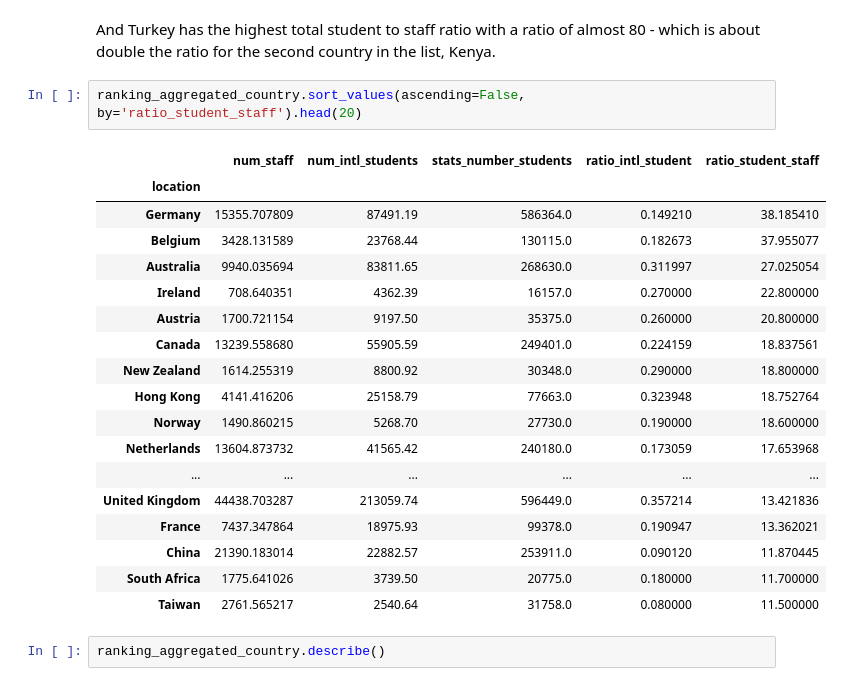
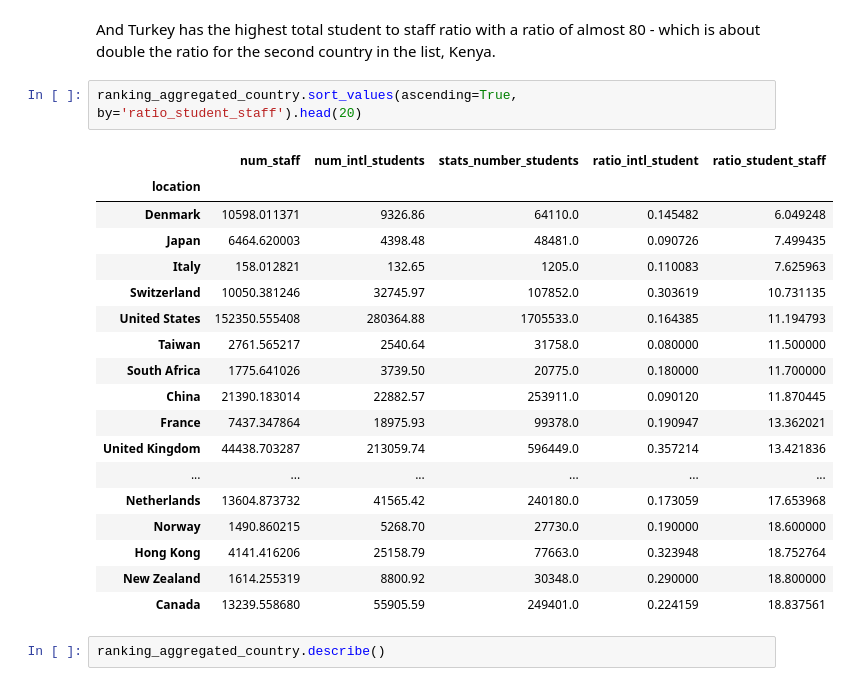
Before and after one commit to odorgergo/ada-rag, a Jupyter notebook: HW2/THE_Data.ipynb, the cells around one changed output. Cells and saved outputs as stored; diff of their text form.

```diff
--- a/HW2/THE_Data.ipynb
+++ b/HW2/THE_Data.ipynb
@@ -272,26 +272,26 @@ ranking_aggregated_country.sort_values(ascending=False, by='ratio_intl_student')
 # %% [markdown]
 And Turkey has the highest total student to staff ratio with a ratio of almost 80 - which is about double the ratio for the second country in the list, Kenya.
 # %%
-ranking_aggregated_country.sort_values(ascending=False, by='ratio_student_staff').head(20)
+ranking_aggregated_country.sort_values(ascending=True, by='ratio_student_staff').head(20)
 # %% [output]
 |  | num_staff | num_intl_students | stats_number_students | ratio_intl_student | ratio_student_staff |
 | location |  |  |  |  |  |
-| Germany | 15355.707809 | 87491.19 | 586364.0 | 0.149210 | 38.185410 |
-| Belgium | 3428.131589 | 23768.44 | 130115.0 | 0.182673 | 37.955077 |
-| Australia | 9940.035694 | 83811.65 | 268630.0 | 0.311997 | 27.025054 |
-| Ireland | 708.640351 | 4362.39 | 16157.0 | 0.270000 | 22.800000 |
-| Austria | 1700.721154 | 9197.50 | 35375.0 | 0.260000 | 20.800000 |
+| Denmark | 10598.011371 | 9326.86 | 64110.0 | 0.145482 | 6.049248 |
+| Japan | 6464.620003 | 4398.48 | 48481.0 | 0.090726 | 7.499435 |
+| Italy | 158.012821 | 132.65 | 1205.0 | 0.110083 | 7.625963 |
+| Switzerland | 10050.381246 | 32745.97 | 107852.0 | 0.303619 | 10.731135 |
+| United States | 152350.555408 | 280364.88 | 1705533.0 | 0.164385 | 11.194793 |
+| Taiwan | 2761.565217 | 2540.64 | 31758.0 | 0.080000 | 11.500000 |
+| South Africa | 1775.641026 | 3739.50 | 20775.0 | 0.180000 | 11.700000 |
+| China | 21390.183014 | 22882.57 | 253911.0 | 0.090120 | 11.870445 |
+| France | 7437.347864 | 18975.93 | 99378.0 | 0.190947 | 13.362021 |
+| United Kingdom | 44438.703287 | 213059.74 | 596449.0 | 0.357214 | 13.421836 |
+| ... | ... | ... | ... | ... | ... |
+| Netherlands | 13604.873732 | 41565.42 | 240180.0 | 0.173059 | 17.653968 |
+| Norway | 1490.860215 | 5268.70 | 27730.0 | 0.190000 | 18.600000 |
+| Hong Kong | 4141.416206 | 25158.79 | 77663.0 | 0.323948 | 18.752764 |
+| New Zealand | 1614.255319 | 8800.92 | 30348.0 | 0.290000 | 18.800000 |
 | Canada | 13239.558680 | 55905.59 | 249401.0 | 0.224159 | 18.837561 |
-| New Zealand | 1614.255319 | 8800.92 | 30348.0 | 0.290000 | 18.800000 |
-| Hong Kong | 4141.416206 | 25158.79 | 77663.0 | 0.323948 | 18.752764 |
-| Norway | 1490.860215 | 5268.70 | 27730.0 | 0.190000 | 18.600000 |
-| Netherlands | 13604.873732 | 41565.42 | 240180.0 | 0.173059 | 17.653968 |
-| ... | ... | ... | ... | ... | ... |
-| United Kingdom | 44438.703287 | 213059.74 | 596449.0 | 0.357214 | 13.421836 |
-| France | 7437.347864 | 18975.93 | 99378.0 | 0.190947 | 13.362021 |
-| China | 21390.183014 | 22882.57 | 253911.0 | 0.090120 | 11.870445 |
-| South Africa | 1775.641026 | 3739.50 | 20775.0 | 0.180000 | 11.700000 |
-| Taiwan | 2761.565217 | 2540.64 | 31758.0 | 0.080000 | 11.500000 |
 # %%
 ranking_aggregated_country.describe()
 # %% [output]
```
Also changed, not shown: parts of 2 cells of this notebook, 2 other files.
